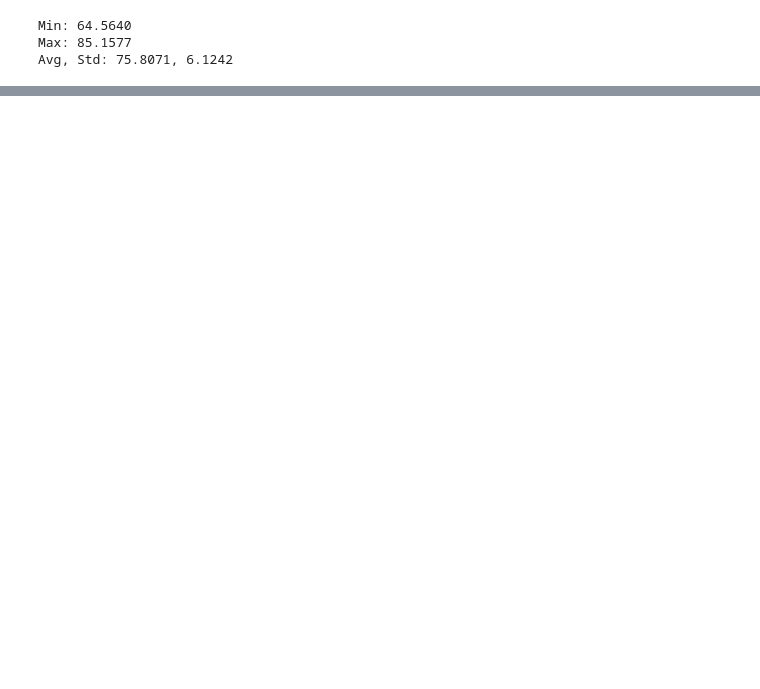
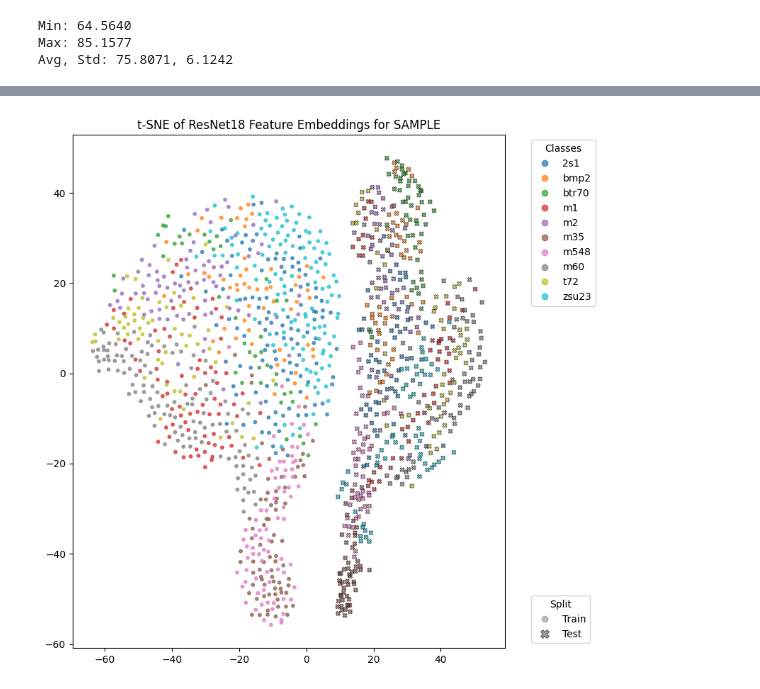
Before and after one commit to alvin-ng44/SAR_ML, a Jupyter notebook: notebooks/SSR/S1/SSR_gaussian_noise.ipynb, the cells around one changed output, grey strips where cells are left out. Cells and saved outputs as stored; diff of their text form; code cells hidden in the pictures; blank space fills up the shorter version.

```diff
--- a/notebooks/SSR/S1/SSR_gaussian_noise.ipynb
+++ b/notebooks/SSR/S1/SSR_gaussian_noise.ipynb
@@ -443,0 +377,94 @@ plt.show()
+# %%
+device = torch.cuda.set_device("cuda:0")
+new_model = models.resnet18(weights = None) # dont load ImageNet Weights
+# new_model.fc = nn.Linear(new_model.fc.in_features, len(train_ds.class_to_idx))
+new_model.fc = nn.Sequential(
+        nn.Dropout(p = 0.4),
+        nn.Linear(new_model.fc.in_features, len(train_ds.class_to_idx))
+    )
+# Load your trained weights
+new_model.load_state_dict(torch.load(
+    os.path.join(workspace, f"weights/SSR/Experiment_1/gaussian_noise/rn18_run2_b16_epoch0.pth"),
+    map_location=device
+))
+
+new_model = new_model.to(device)
+new_model.eval()
+
+feature_extractor = nn.Sequential(*list(new_model.children())[:-1])
+feature_extractor = feature_extractor.to(device)
+feature_extractor.eval()
+
+features, labels_list = [], []
+
+with torch.no_grad():
+    for inputs, targets in combined_loader:
+        inputs = inputs.to(device)
+        feats = feature_extractor(inputs)
+        feats = feats.view(feats.size(0), -1)
+        features.append(feats.cpu())
+        labels_list.append(targets)
+
+features = torch.cat(features).numpy()
+labels_list = torch.cat(labels_list).numpy()
+
+tsne = TSNE(
+    n_components=2,
+    perplexity=30,
+    learning_rate_method="adaptive"
+)
+
+features_2d = tsne.fit_transform(features)
+
+# Get class names from the dataset
+class_names = [name for name, idx in sorted(train_ds.class_to_idx.items(), key=lambda x: x[1])]
+
+n_classes = len(class_names)
+
+fig = plt.figure(figsize=(8, 8))
+scatter = plt.scatter(
+    features_2d[:len(train_ds), 0],
+    features_2d[:len(train_ds), 1],
+    c=labels_list[:len(train_ds)],
+    cmap="tab10",
+    s=10,
+    alpha=0.7,
+    marker = "o",
+    vmin=0, vmax=n_classes - 1
+)
+
+plt.scatter(
+    features_2d[len(train_ds):, 0],
+    features_2d[len(train_ds):, 1],
+    c=labels_list[len(train_ds):],
+    cmap="tab10",
+    s=20,
+    alpha=0.7,
+    linewidths=0.5,
+    marker = "X",
+    edgecolors="k",
+    vmin=0, vmax=n_classes - 1
+)
+
+class_legend = plt.legend(
+    handles=scatter.legend_elements()[0],
+    labels=class_names,
+    title="Classes",
+    bbox_to_anchor=(1.05, 1),
+    loc="upper left"
+)
+
+fig.add_artist(class_legend)  # keep it when adding the second legend
+
+# Marker legend for train vs test
+marker_handles = [
+    Line2D([0], [0], marker="o", color="grey", linestyle="None", markersize=6, alpha=0.5, label="Train"),
+    Line2D([0], [0], marker="X", color="grey", linestyle="None", markersize=8, alpha=0.8, markeredgecolor="k", markeredgewidth=0.5, label="Test"),
+]
+plt.legend(handles=marker_handles, title="Split", bbox_to_anchor=(1.05, 0), loc="lower left")
+
+plt.title("t-SNE of ResNet18 Feature Embeddings for SAMPLE")
+plt.tight_layout()
+plt.show()
+# %% [output]
+[figure, added]
```
Also changed, not shown: parts of 13 cells of this notebook, 3 other files.
